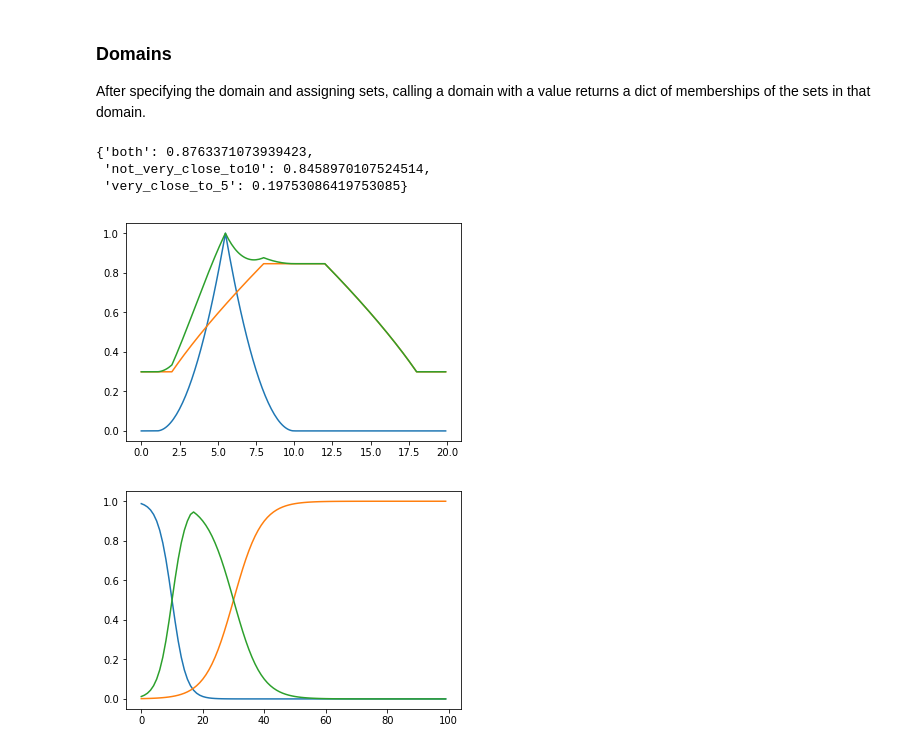
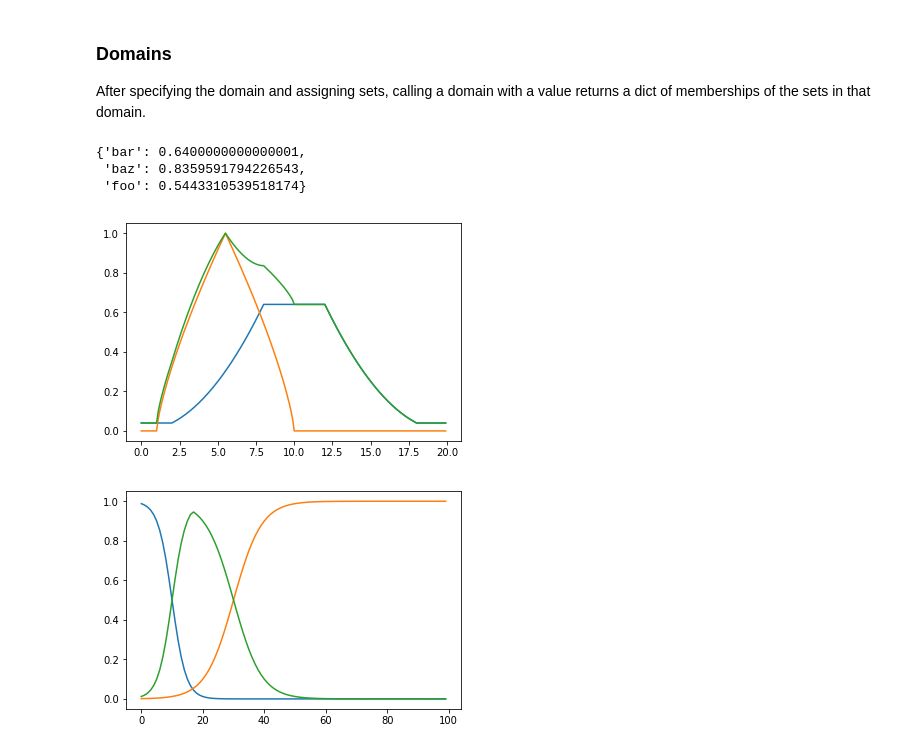
Before and after one commit to Python-Fuzzylogic/fuzzylogic, a Jupyter notebook: Showcase.ipynb, the cells around one changed output. Saved outputs shown, nothing was run; the diff lists cells and outputs as text; code cells hidden in the pictures.

```diff
--- a/Showcase.ipynb
+++ b/Showcase.ipynb
@@ -51,26 +51,29 @@ After specifying the domain and assigning sets, calling a domain with a value re
 # %%
 %matplotlib inline
 
 from fuzzy.classes import Domain, Set
 from fuzzy.functions import alpha, triangular
 from fuzzy.hedges import plus, minus, very
 
-N = Domain("numbers", 0, 20, res=0.1)
+numbers = Domain("numbers", 0, 20, res=0.1)
 
-N.very_close_to_5 = very(Set(triangular(1,10)))
-N.not_very_close_to10 = minus(Set(alpha(0.2, 0.8, triangular(0, 20))))
-N.both = N.very_close_to_5 + N.not_very_close_to10
+close_to_10 = Set(alpha(0.2, 0.8, triangular(0, 20)))
+close_to_5 = Set(triangular(1,10))
 
-N.very_close_to_5.plot()
-N.not_very_close_to10.plot()
-N.both.plot()
+numbers.foo = minus(close_to_5)
+numbers.bar = very(close_to_10)
 
-N(8)
+numbers.bar.plot()
+numbers.foo.plot()
+numbers.baz = numbers.foo + numbers.bar
+numbers.baz.plot()
+
+numbers(8)
 # %% [output]
-{'both': 0.8763371073939423,
- 'not_very_close_to10': 0.8458970107524514,
- 'very_close_to_5': 0.19753086419753085}
+{'bar': 0.6400000000000001,
+ 'baz': 0.8359591794226543,
+ 'foo': 0.5443310539518174}
-[figure, old version]
+[figure, new version]
 # %%
 from fuzzy.classes import Domain, Set
 from fuzzy.functions import bounded_sigmoid, inv
```
Also changed, not shown: 4 other files.
